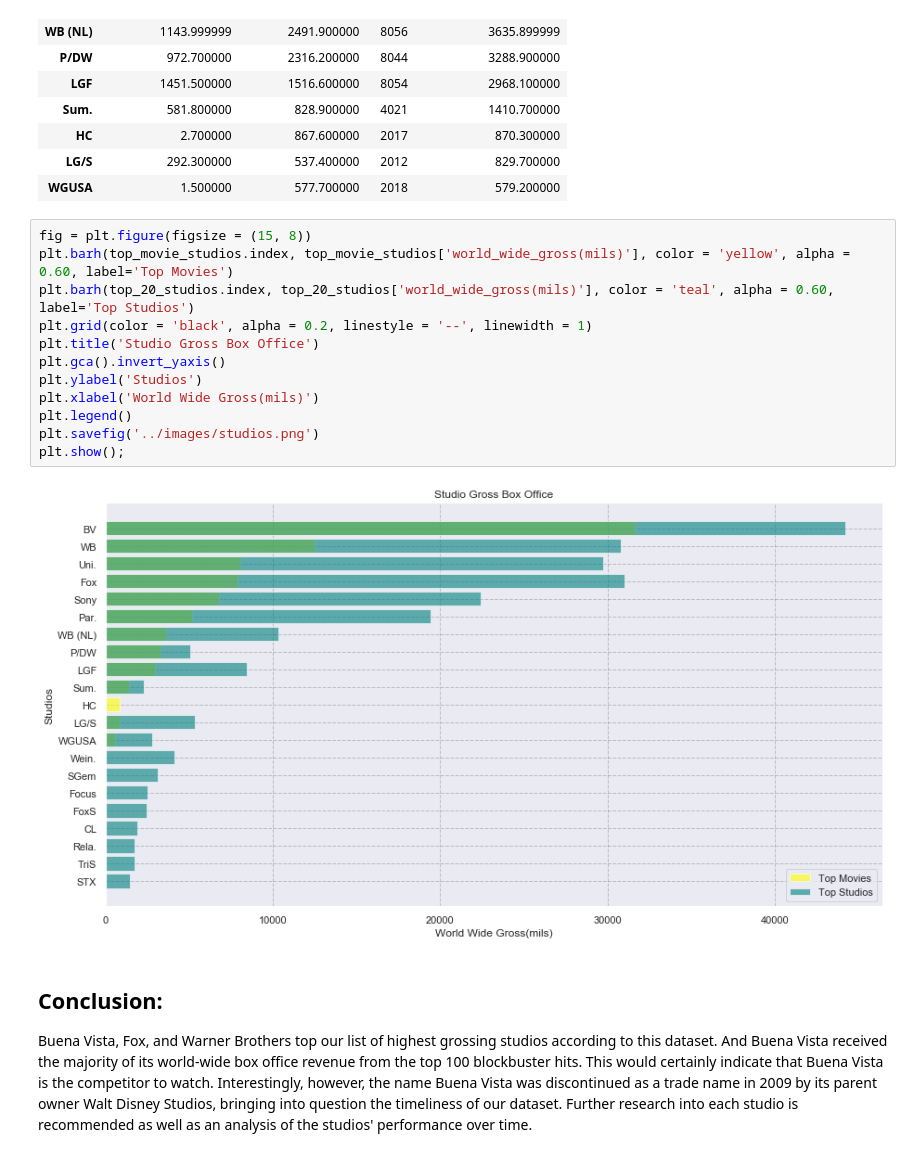
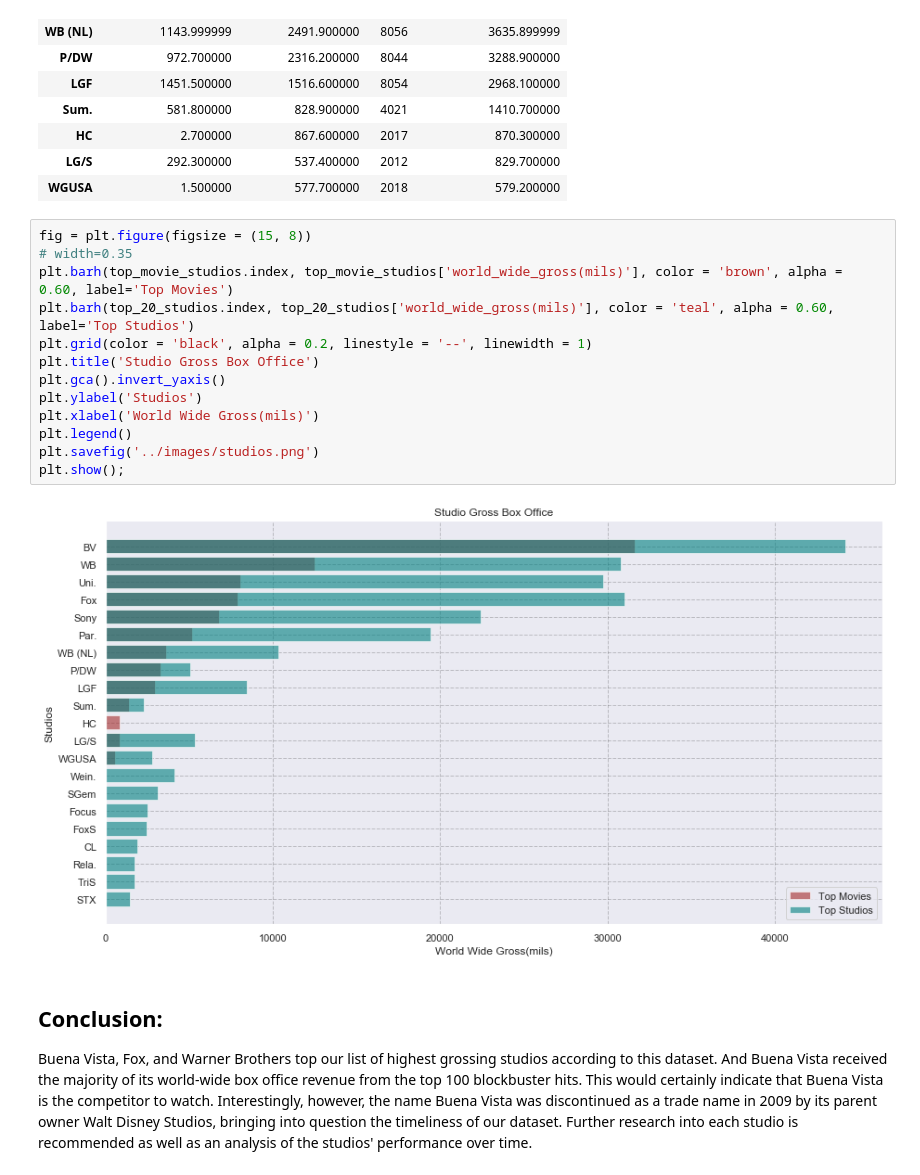
Before and after one commit to melodygr/microsoft_movie_analysis, a Jupyter notebook: Notebooks/Studio_Competition.ipynb, the cells around one changed output. Drawn from its saved outputs; the diff is of its cells as text.

```diff
--- a/Notebooks/Studio_Competition.ipynb
+++ b/Notebooks/Studio_Competition.ipynb
@@ -292,18 +292,19 @@ top_movie_studios
 | WGUSA | 1.500000 | 577.700000 | 2018 | 579.200000 |
 # %%
 fig = plt.figure(figsize = (15, 8))
-plt.barh(top_movie_studios.index, top_movie_studios['world_wide_gross(mils)'], color = 'yellow', alpha = 0.60, label='Top Movies')
+# width=0.35
+plt.barh(top_movie_studios.index, top_movie_studios['world_wide_gross(mils)'], color = 'brown', alpha = 0.60, label='Top Movies')
 plt.barh(top_20_studios.index, top_20_studios['world_wide_gross(mils)'], color = 'teal', alpha = 0.60, label='Top Studios')
 plt.grid(color = 'black', alpha = 0.2, linestyle = '--', linewidth = 1)
 plt.title('Studio Gross Box Office')
 plt.gca().invert_yaxis()
 plt.ylabel('Studios')
 plt.xlabel('World Wide Gross(mils)')
 plt.legend()
 plt.savefig('../images/studios.png')
 plt.show();
 # %% [output]
-[figure, old version]
+[figure, new version]
 # %% [markdown]
 ## Conclusion:
 
```
Also changed, not shown: parts of 1 cell of this notebook, 3 other files.
